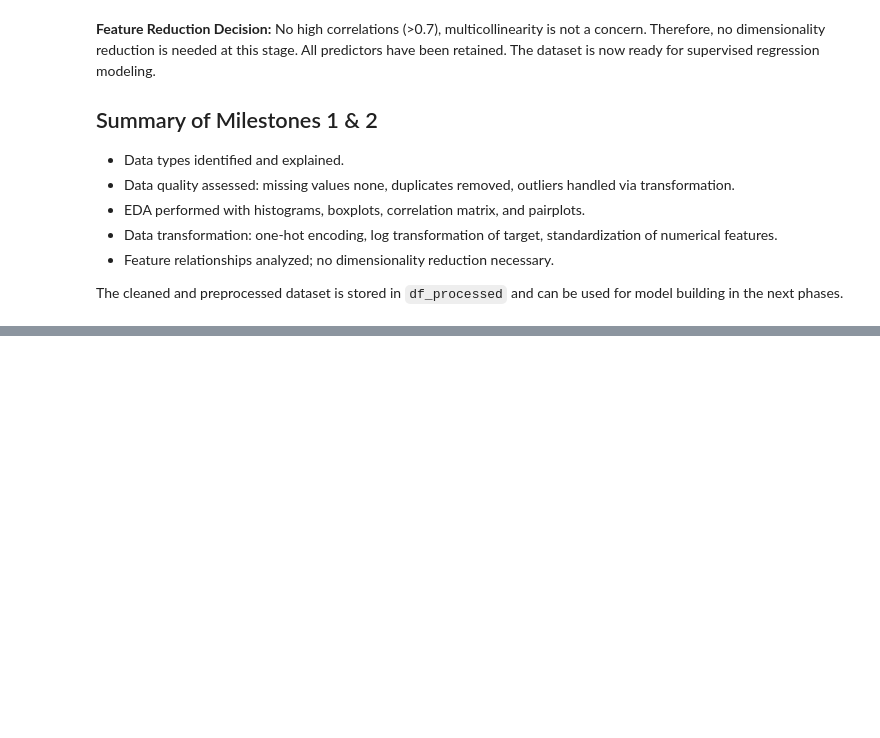
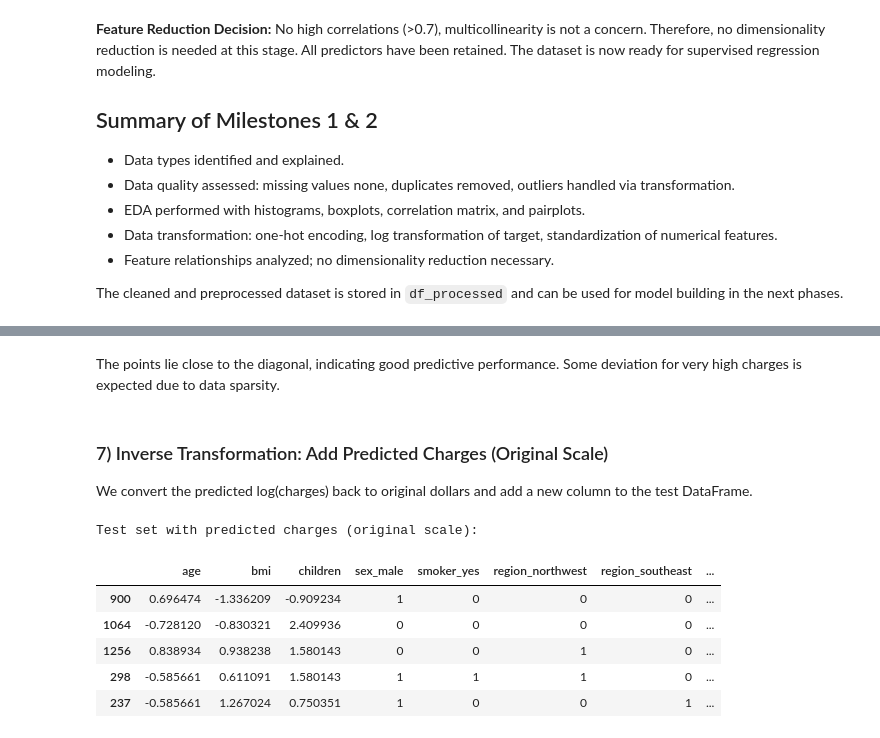
Before and after one commit to TABxSAID/MIS-5557, a Jupyter notebook: Term Project.ipynb, the cells around one changed output, grey strips where cells are left out. Cells and saved outputs as stored; diff of their text form; code cells hidden in the pictures; blank space fills up the shorter version.

```diff
--- a/Term Project.ipynb
+++ b/Term Project.ipynb
@@ -504,0 +735,25 @@ The cleaned and preprocessed dataset is stored in `df_processed` and can be used
+# %% [markdown]
+The points lie close to the diagonal, indicating good predictive performance. Some deviation for very high charges is expected due to data sparsity.
+# %% [markdown]
+### 7) Inverse Transformation: Add Predicted Charges (Original Scale)
+
+We convert the predicted log(charges) back to original dollars and add a new column to the test DataFrame.
+# %%
+# Create a copy of test features and add actual and predicted values
+test_results = X_test.copy()
+test_results['actual_log_charges'] = y_test.values
+test_results['predicted_log_charges'] = y_test_pred_rf
+test_results['predicted_charges'] = np.exp(test_results['predicted_log_charges'])
+test_results['actual_charges'] = np.exp(test_results['actual_log_charges'])
+
+# Show first few rows
+print("Test set with predicted charges (original scale):")
+test_results.head()
+# %% [output]
+Test set with predicted charges (original scale):
+|  | age | bmi | children | sex_male | smoker_yes | region_northwest | region_southeast | ... |
+| 900 | 0.696474 | -1.336209 | -0.909234 | 1 | 0 | 0 | 0 | ... |
+| 1064 | -0.728120 | -0.830321 | 2.409936 | 0 | 0 | 0 | 0 | ... |
+| 1256 | 0.838934 | 0.938238 | 1.580143 | 0 | 0 | 1 | 0 | ... |
+| 298 | -0.585661 | 0.611091 | 1.580143 | 1 | 1 | 1 | 0 | ... |
+| 237 | -0.585661 | 1.267024 | 0.750351 | 1 | 0 | 0 | 1 | ... |
```
Also changed, not shown: parts of 20 cells of this notebook.
